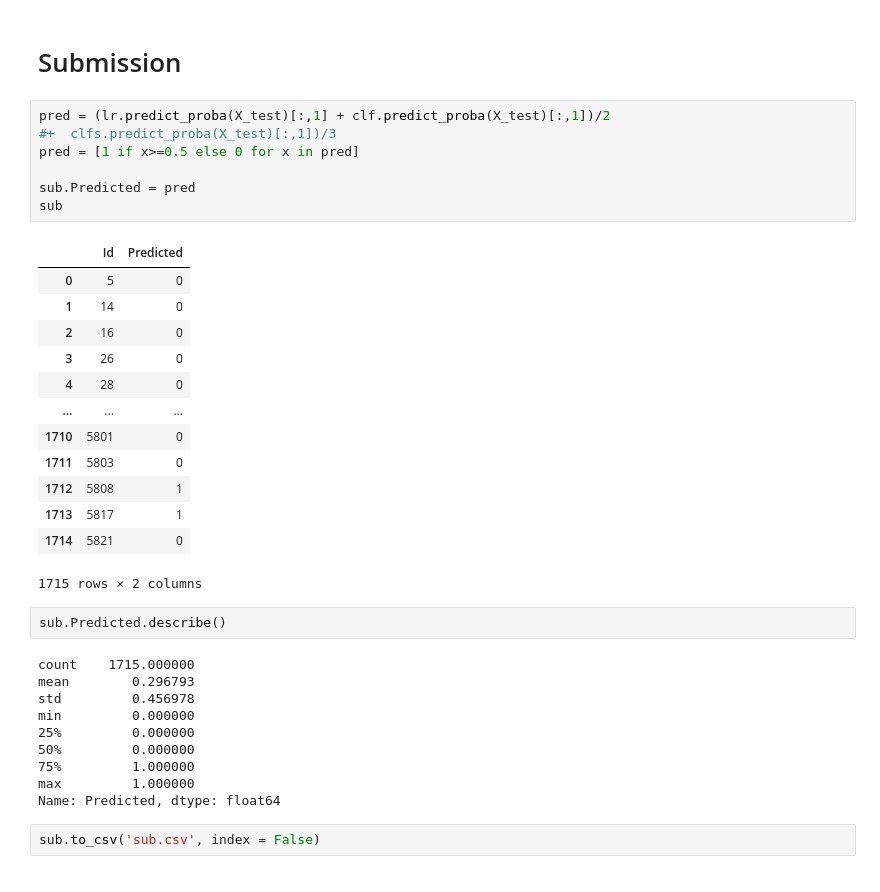
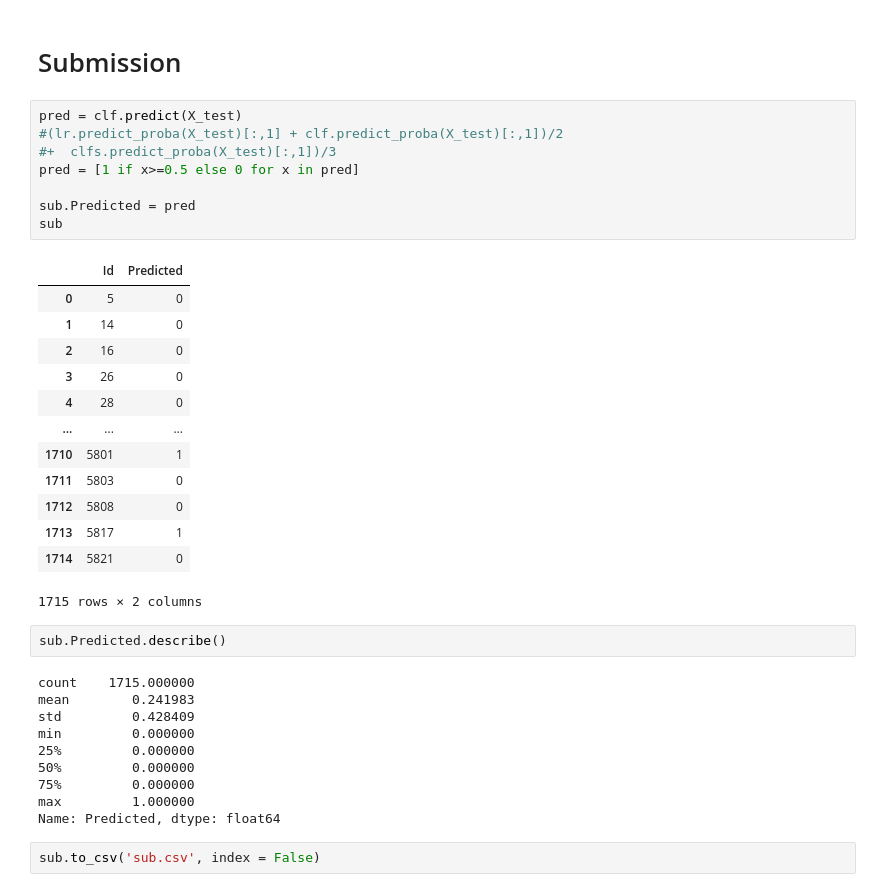
Before and after one commit to nsu1210/Kaggle, a Jupyter notebook: 2020-classification-unbalance-customer-purchase.ipynb, the cells around one changed output. Saved outputs shown, nothing was run; the diff lists cells and outputs as text.

```diff
--- a/2020-classification-unbalance-customer-purchase.ipynb
+++ b/2020-classification-unbalance-customer-purchase.ipynb
@@ -456,23 +456,24 @@ plt.show()
 # %% [markdown]
 # Submission
 # %%
-pred = (lr.predict_proba(X_test)[:,1] + clf.predict_proba(X_test)[:,1])/2
+pred = clf.predict(X_test)
+#(lr.predict_proba(X_test)[:,1] + clf.predict_proba(X_test)[:,1])/2
 #+  clfs.predict_proba(X_test)[:,1])/3
 pred = [1 if x>=0.5 else 0 for x in pred]
 
 sub.Predicted = pred
 sub
 # %% [output]
 |  | Id | Predicted |
 | 0 | 5 | 0 |
 | 1 | 14 | 0 |
 | 2 | 16 | 0 |
 | 3 | 26 | 0 |
 | 4 | 28 | 0 |
 | ... | ... | ... |
-| 1710 | 5801 | 0 |
+| 1710 | 5801 | 1 |
 | 1711 | 5803 | 0 |
-| 1712 | 5808 | 1 |
+| 1712 | 5808 | 0 |
 | 1713 | 5817 | 1 |
 | 1714 | 5821 | 0 |
 1715 rows × 2 columns
@@ -480,12 +481,12 @@ sub
 sub.Predicted.describe()
 # %% [output]
 count    1715.000000
-mean        0.296793
-std         0.456978
+mean        0.241983
+std         0.428409
 min         0.000000
 25%         0.000000
 50%         0.000000
-75%         1.000000
+75%         0.000000
 max         1.000000
 Name: Predicted, dtype: float64
 # %%
```
Also changed, not shown: parts of 2 cells of this notebook.
